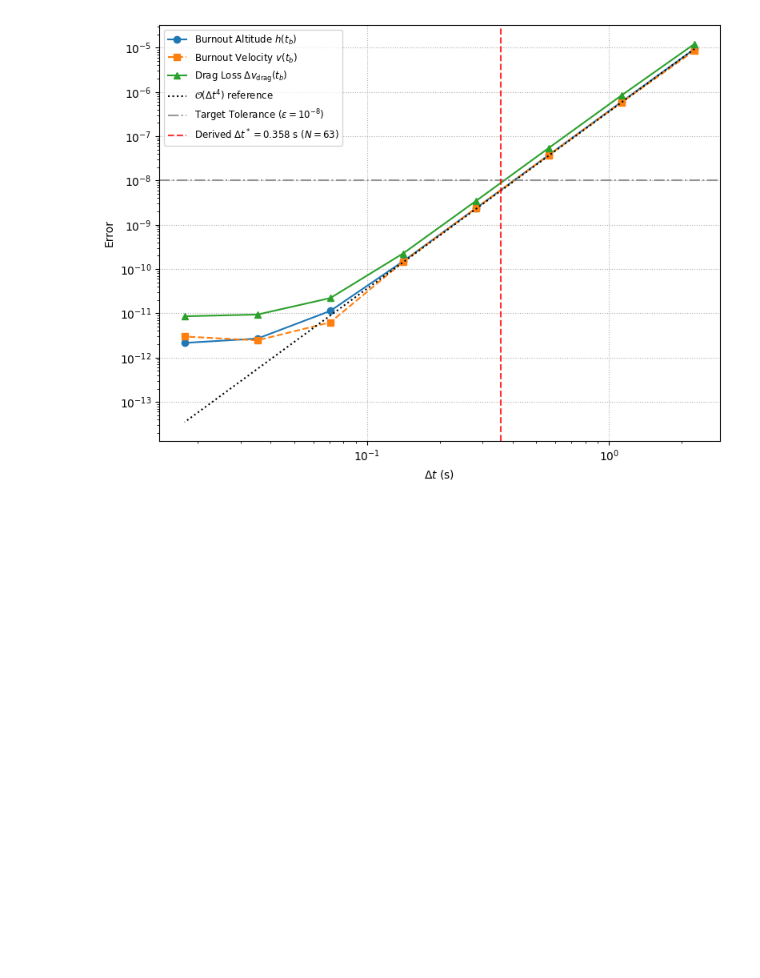
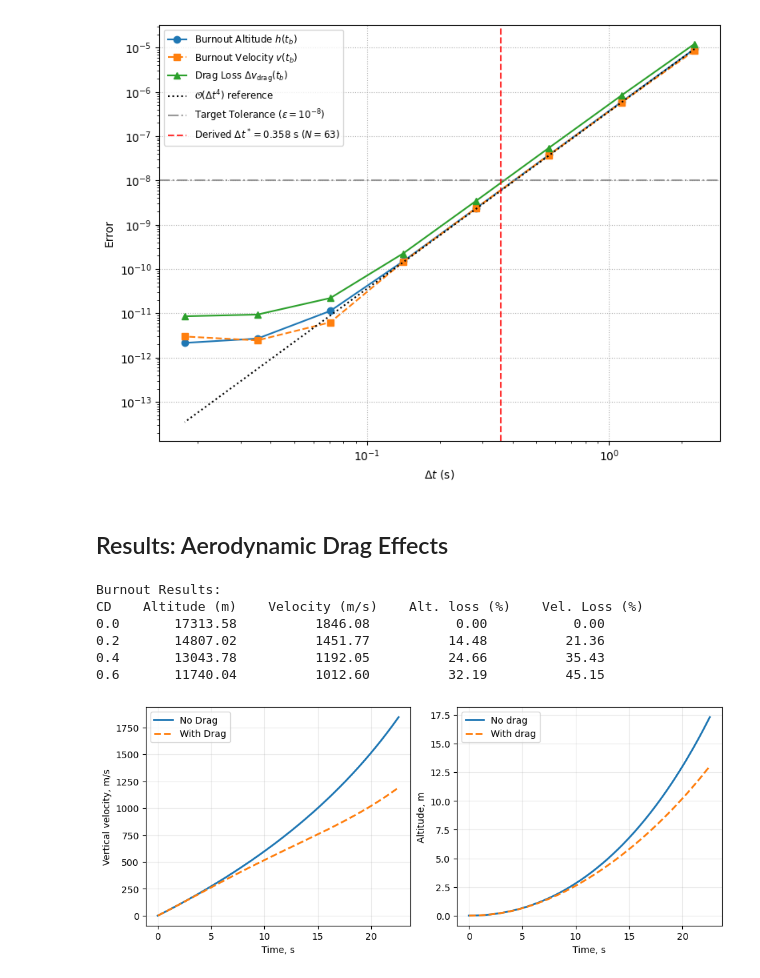
Before and after one commit to jchawla15/AE370-GP1-rocket-drag, a Jupyter notebook: rocket_ivp.ipynb, the cells around one changed output. Saved outputs shown, nothing was run; the diff lists cells and outputs as text; code cells hidden in the pictures; blank space fills up the shorter version.

Commit message:
added aero and drag effects graphs

```diff
--- a/rocket_ivp.ipynb
+++ b/rocket_ivp.ipynb
@@ -657,3 +657,80 @@ Discrepancy between methods                       : 3.411e-13 m/s
 [figure]
 [figure]
 [figure]
+# %% [markdown]
+## Results: Aerodynamic Drag Effects
+# %%
+from pathlib import Path
+
+fig_dir = Path("figures")
+fig_dir.mkdir(exist_ok=True)
+
+N_RESULTS = 226
+CD_BASELINE = 0.4
+cd_values = [0.0,0.2,0.4,0.6]
+
+results = {}
+
+for cd in cd_values:
+    t_run,u_run,dt_run = solve_burn_ivp(N_RESULTS, C_D=cd)
+    results[cd] = {"t": t_run, "u": u_run}
+
+#drag free and base solns
+t_free = results[0.0]["t"]
+u_free = results[0.0]["u"]
+
+t_drag = results[CD_BASELINE]["t"]
+u_drag = results[CD_BASELINE]["u"]
+
+h_free, v_free = u_free[-1,0], u_free[-1,1]
+h_drag, v_drag = u_drag[-1,0], u_drag[-1,1]
+
+print("Burnout Results:")
+print("CD    Altitude (m)    Velocity (m/s)    Alt. loss (%)    Vel. Loss (%)")
+
+for cd in cd_values:
+    u= results[cd]["u"]
+    h_b, v_b = u[-1,0], u[-1,1]
+    h_loss = 100*(h_free-h_b)/h_free
+    v_loss = 100*(v_free-v_b)/v_free
+
+    print(f"{cd:.1f}   {h_b:12.2f}   {v_b:14.2f}   {h_loss:12.2f}   {v_loss:12.2f}")
+# %% [output]
+Burnout Results:
+CD    Altitude (m)    Velocity (m/s)    Alt. loss (%)    Vel. Loss (%)
+0.0       17313.58          1846.08           0.00           0.00
+0.2       14807.02          1451.77          14.48          21.36
+0.4       13043.78          1192.05          24.66          35.43
+0.6       11740.04          1012.60          32.19          45.15
+# %%
+fig, axes = plt.subplots(1, 2, figsize=(9.4, 3.8),
+                         constrained_layout=True)
+
+#Vel. comparison
+axes[0].plot(t_free, u_free[:,1],
+             label="No Drag", linewidth = 2)
+
+axes[0].plot(t_drag, u_drag[:,1],
+             "--", label="With Drag", linewidth=2)
+
+
+axes[0].set_xlabel("Time, s")
+axes[0].set_ylabel("Vertical velocity, m/s")
+axes[0].legend()
+
+#alt. comp.
+axes[1].plot(t_free,u_free[:,0]/1000,label="No drag",linewidth=2)
+axes[1].plot(t_drag, u_drag[:,0]/1000, "--", label="With drag", linewidth=2)
+
+axes[1].set_xlabel("Time, s")
+axes[1].set_ylabel("Altitude, m")
+axes[1].legend()
+
+for ax in axes:
+    ax.grid(True, alpha=0.25)
+
+fig.savefig(fig_dir / "trajectory_comparison.pdf", bbox_inches="tight")
+
+plt.show()
+# %% [output]
+[figure, added]
```
Also changed, not shown: parts of 2 cells of this notebook, 3 other files.
